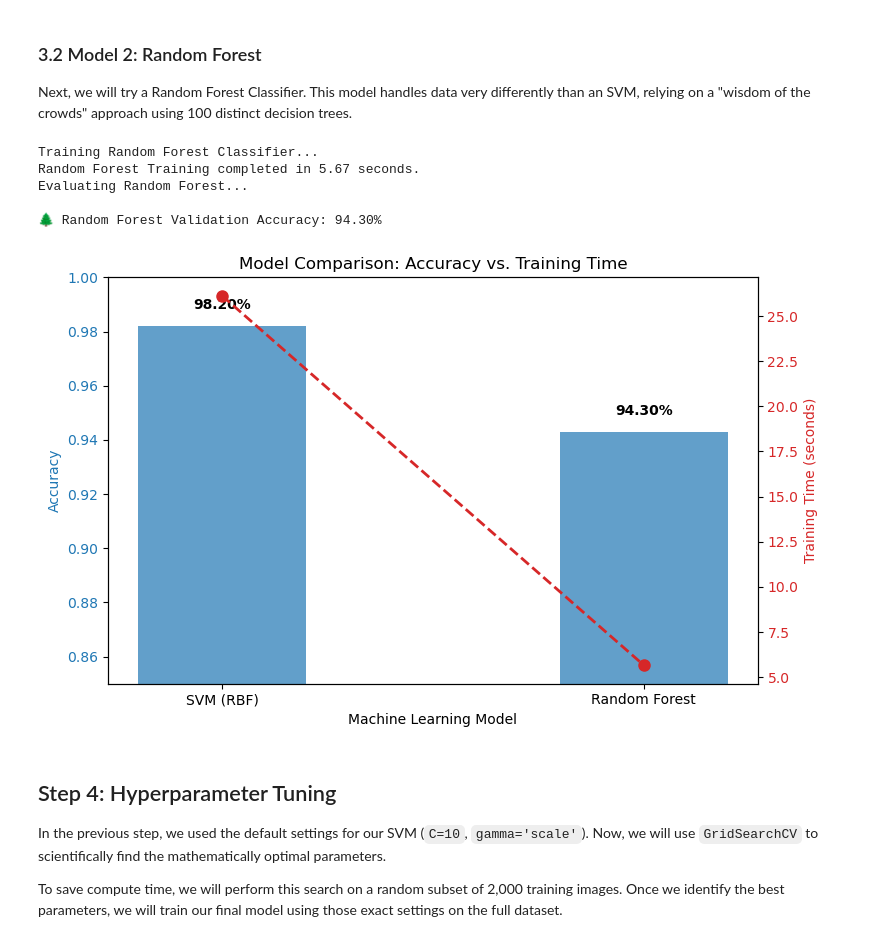
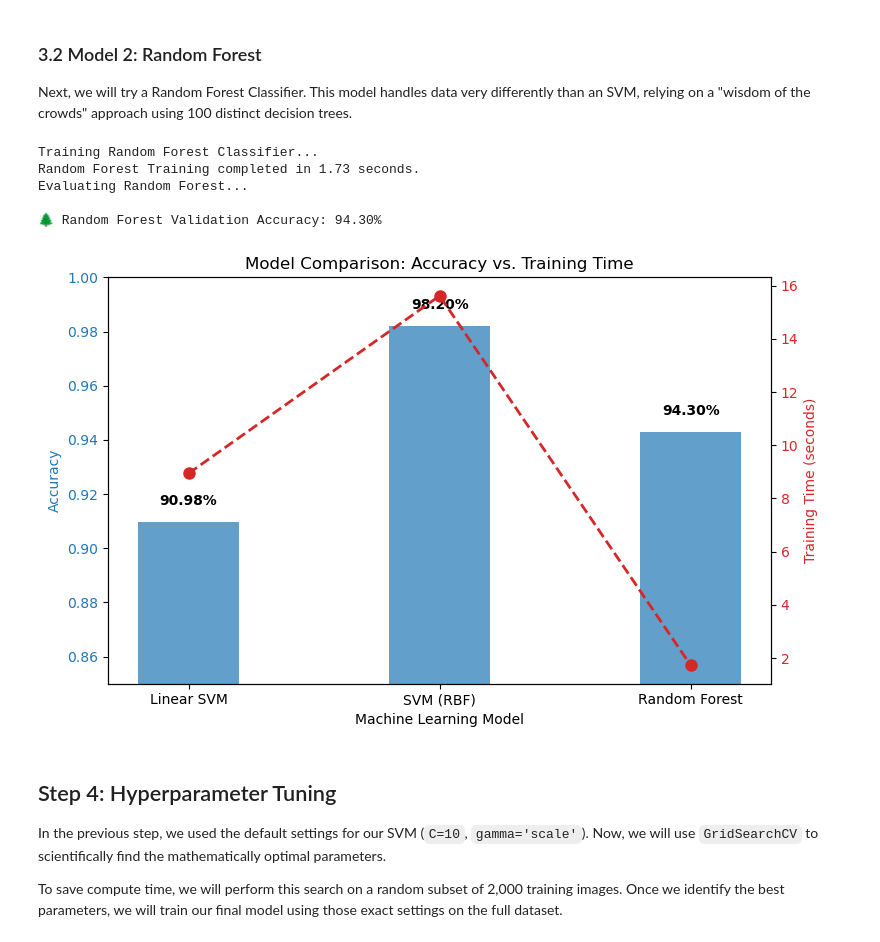
Before and after one commit to Priyank2001/FOML, a Jupyter notebook: program.ipynb, the cells around one changed output. Saved outputs shown, nothing was run; the diff lists cells and outputs as text; code cells hidden in the pictures.

```diff
--- a/program.ipynb
+++ b/program.ipynb
@@ -211,0 +245,16 @@ Number of features per image: 154 (Thanks, PCA!)
+# %%
+# --- Empirical Proof: Linear SVM ---
+from sklearn.svm import LinearSVC
+import time
+from sklearn.metrics import accuracy_score
+
+print("Training Linear SVM (no kernel — assumes data is linearly separable)...")
+linear_svm = LinearSVC(C=1.0, max_iter=2000, random_state=42)
+
+start_time = time.time()
+linear_svm.fit(X_train, y_train)
+linear_svm_time = time.time() - start_time
+print(f"Linear SVM training completed in {linear_svm_time:.2f} seconds.")
+
+linear_preds = linear_svm.predict(X_val)
+linear_accuracy = accuracy_score(y_val, linear_preds)
@@ -261,43 +332,55 @@ rf_accuracy = accuracy_score(y_val, rf_preds)
 print(f"\n🌲 Random Forest Validation Accuracy: {rf_accuracy:.2%}")
 # %% [output]
 Training Random Forest Classifier...
-Random Forest Training completed in 5.67 seconds.
+Random Forest Training completed in 1.73 seconds.
 Evaluating Random Forest...
 
 🌲 Random Forest Validation Accuracy: 94.30%
 # %%
 # Let's plot a quick comparison for the report!
-models = ['SVM (RBF)', 'Random Forest']
-accuracies = [svm_accuracy, rf_accuracy]
-times = [svm_time, rf_time]
+models = [
+    'Linear SVM',
+    'SVM (RBF)',
+    'Random Forest'
+]
+accuracies = [
+    linear_accuracy,
+    svm_accuracy,
+    rf_accuracy
+]
+times = [
+    linear_svm_time,
+    svm_time,
+    rf_time
+]
 
 fig, ax1 = plt.subplots(figsize=(8, 5))
 
 # Plot Accuracy (Bar chart)
 color = 'tab:blue'
 ax1.set_xlabel('Machine Learning Model')
 ax1.set_ylabel('Accuracy', color=color)
 bars = ax1.bar(models, accuracies, color=color, alpha=0.7, width=0.4)
 ax1.tick_params(axis='y', labelcolor=color)
 ax1.set_ylim(0.85, 1.0) # Zoom in to see the difference
 
 # Add accuracy labels on top of bars
 for bar in bars:
     yval = bar.get_height()
     ax1.text(bar.get_x() + bar.get_width()/2, yval + 0.005, f"{yval:.2%}", ha='center', va='bottom', fontweight='bold')
 
 # Plot Time taken (Line chart on secondary Y axis)
 ax2 = ax1.twinx()
 color = 'tab:red'
 ax2.set_ylabel('Training Time (seconds)', color=color)
 ax2.plot(models, times, color=color, marker='o', linestyle='dashed', linewidth=2, markersize=8)
 ax2.tick_params(axis='y', labelcolor=color)
 
 plt.title('Model Comparison: Accuracy vs. Training Time')
 plt.tight_layout()
 plt.show()
 # %% [output]
-[figure, old version]
+[figure, new version]
 # %% [markdown]
 ## Step 4: Hyperparameter Tuning
 
```
Also changed, not shown: parts of 25 cells of this notebook, 7 other files.
